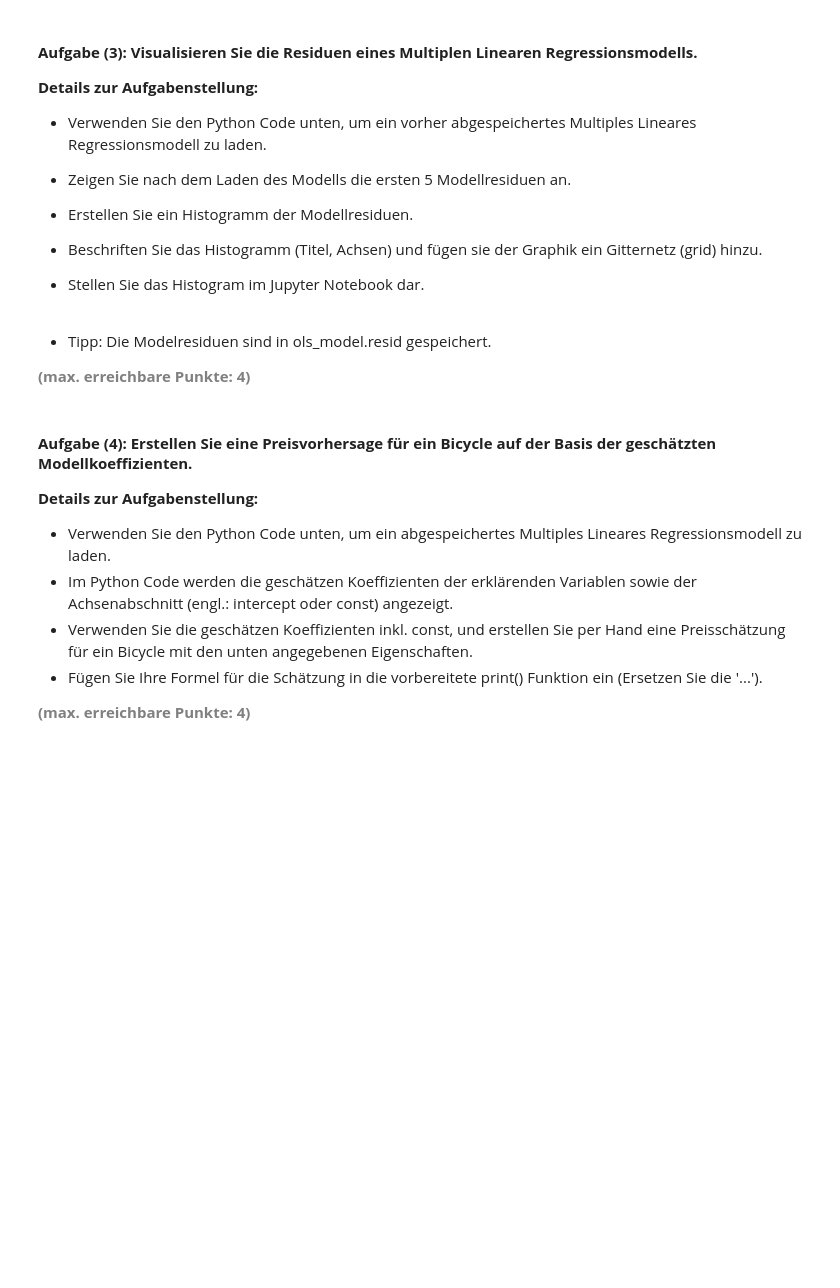
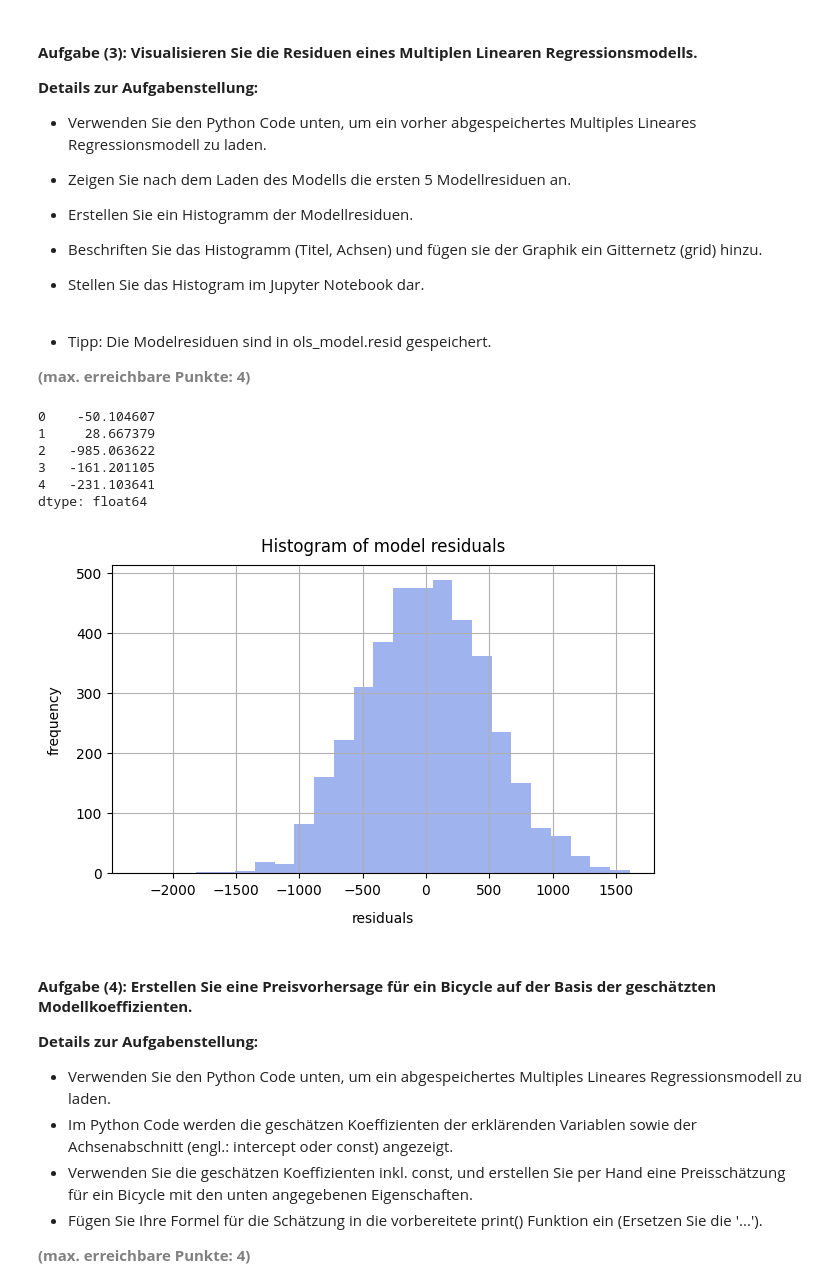
Before and after one commit to migifor-forstmi4/python_machine_learning_basics, a Jupyter notebook: LN2_AP03/AP03_Machine_Learning.ipynb, the cells around one changed output. Cells and saved outputs as stored; diff of their text form; code cells hidden in the pictures; blank space fills up the shorter version.

```diff
--- a/LN2_AP03/AP03_Machine_Learning.ipynb
+++ b/LN2_AP03/AP03_Machine_Learning.ipynb
@@ -255,18 +255,34 @@ Von dem Modell wird rund 74 % der Variabilität in y_train erklärt.
 # %%
 # Laden eines gespeicherten Multiplen Linearen Regressionsmodells (damit alle das gleiche Modell haben)
 with open('./Data/ols_model.pkl', 'rb') as f:
     ols_model = pickle.load(f)
 
 # Anzeigen der ersten 5 Modellresiduen
-
+print(ols_model.resid.head())
 
 # Erstellen eines Histogramms der Modellresiduen
-
+fig = plt.figure(figsize = (7,4))
+n, bins, patches = plt.hist(x=ols_model.resid,
+                            bins = 25,
+                            color = 'royalblue',
+                            alpha = 0.5)
 
 # Anpassen der Plot-Achsen, -Titel und Hinzufügen eines Grids
-
+plt.xlabel('residuals', fontsize = 10, labelpad = 10)
+plt.ylabel('frequency', fontsize = 10, labelpad = 10)
+plt.title('Histogram of model residuals', fontsize = 12, pad = 10)
+plt.grid()
 
 # Anzeigen des Histogramms
+plt.show()
+# %% [output]
+0    -50.104607
+1     28.667379
+2   -985.063622
+3   -161.201105
+4   -231.103641
+dtype: float64
+[figure, added]
 # %% [markdown]
 #### <b>Aufgabe (4): Erstellen Sie eine Preisvorhersage für ein Bicycle auf der Basis der geschätzten Modellkoeffizienten.</b>
 <b>Details zur Aufgabenstellung:</b>
```
